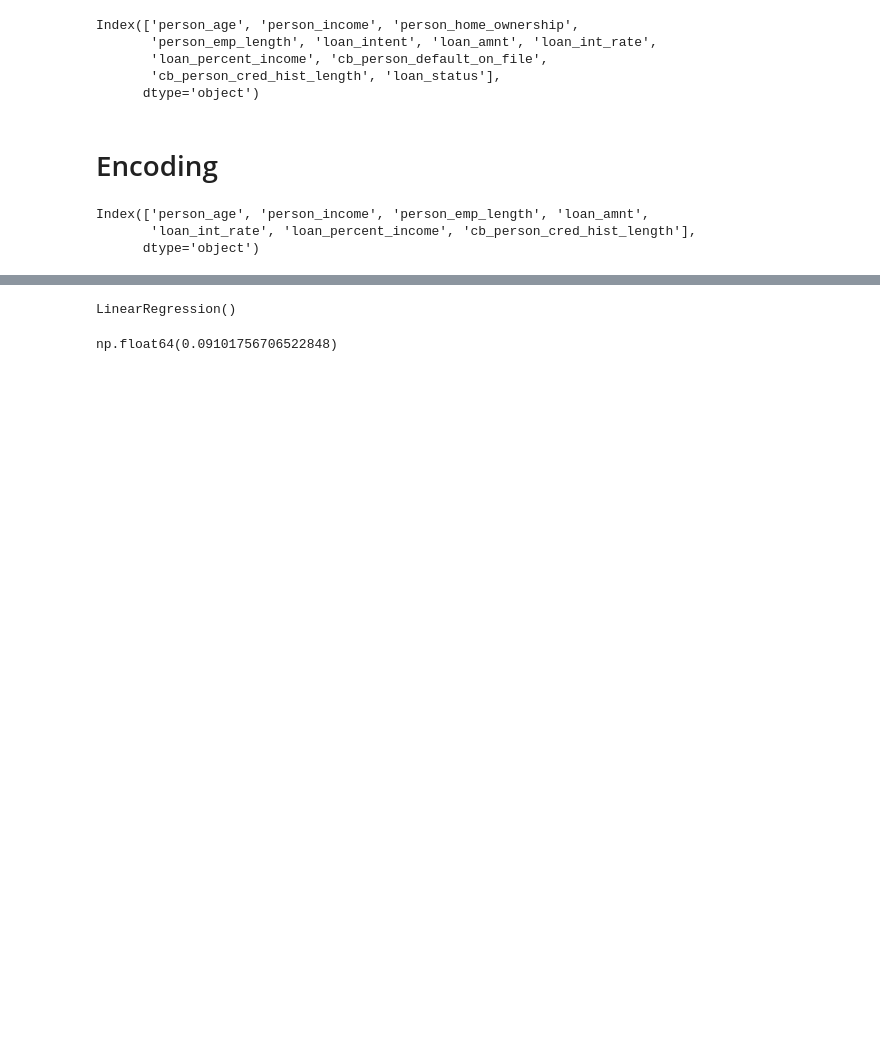
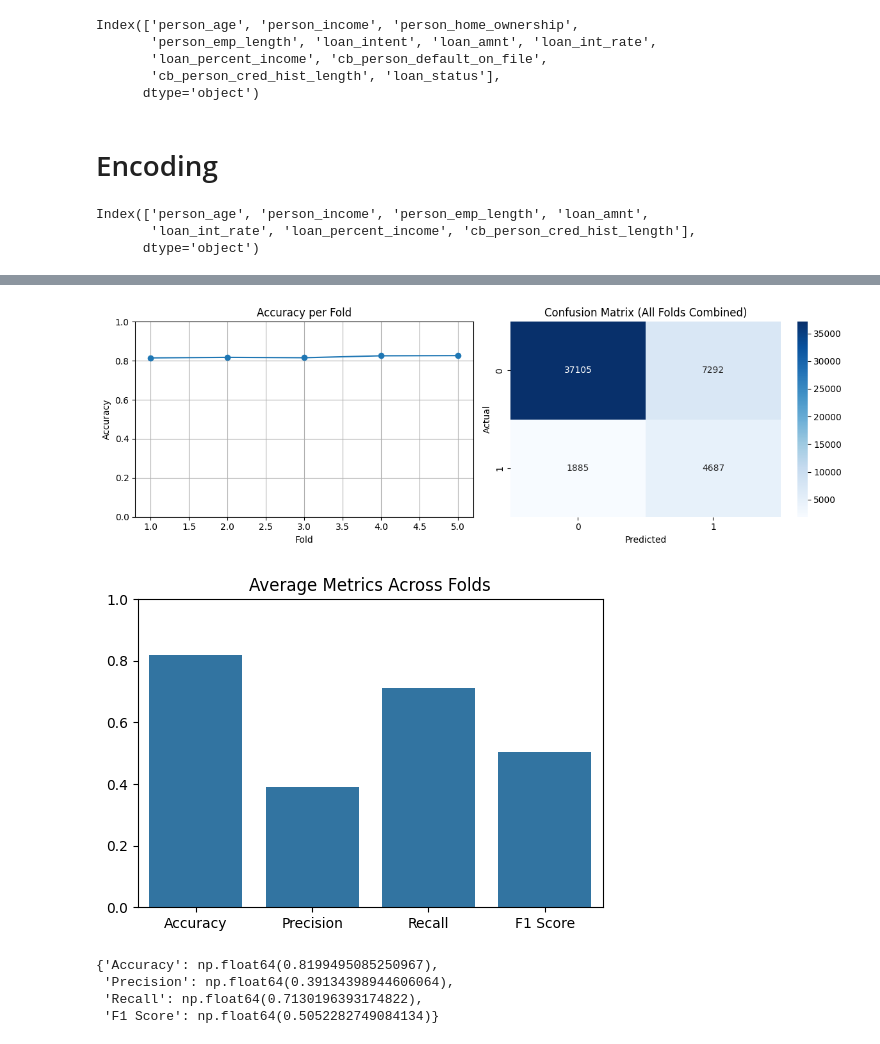
Before and after one commit to Franklin7660/loan_prediction_DS52, a Jupyter notebook: notebooks/loan_prediction.ipynb, the cells around one changed output, grey strips where cells are left out. Cells and saved outputs as stored; diff of their text form; code cells hidden in the pictures; blank space fills up the shorter version.

```diff
--- a/notebooks/loan_prediction.ipynb
+++ b/notebooks/loan_prediction.ipynb
@@ -299,14 +379,10 @@ X_train, X_test, y_train, y_test = train_test_split(X_preprocessed, y, test_size
 # %%
-from sklearn.metrics import mean_squared_error
-from sklearn.linear_model import LinearRegression
-
-lr = LinearRegression()
+nb = GaussianNB()
+evaluate_model_visual(nb, X_preprocessed, y, kf)
+# %% [output]
+[figure, added]
+[figure, added]
+{'Accuracy': np.float64(0.8199495085250967),
+ 'Precision': np.float64(0.39134398944606064),
+ 'Recall': np.float64(0.7130196393174822),
+ 'F1 Score': np.float64(0.5052282749084134)}
-# %%
-lr.fit(X_train, y_train)
-# %% [output]
-LinearRegression()
-# %%
-y_pred_lr = lr.predict(X_test)
-mean_squared_error(y_test, y_pred_lr)
-# %% [output]
-np.float64(0.09101756706522848)
```
Also changed, not shown: parts of 16 cells of this notebook, 1 other file.
